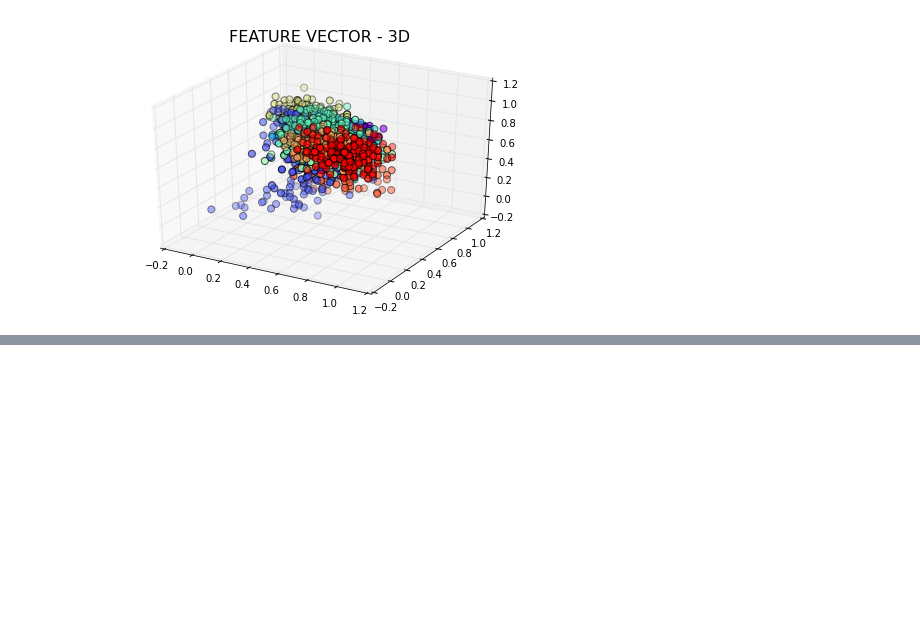
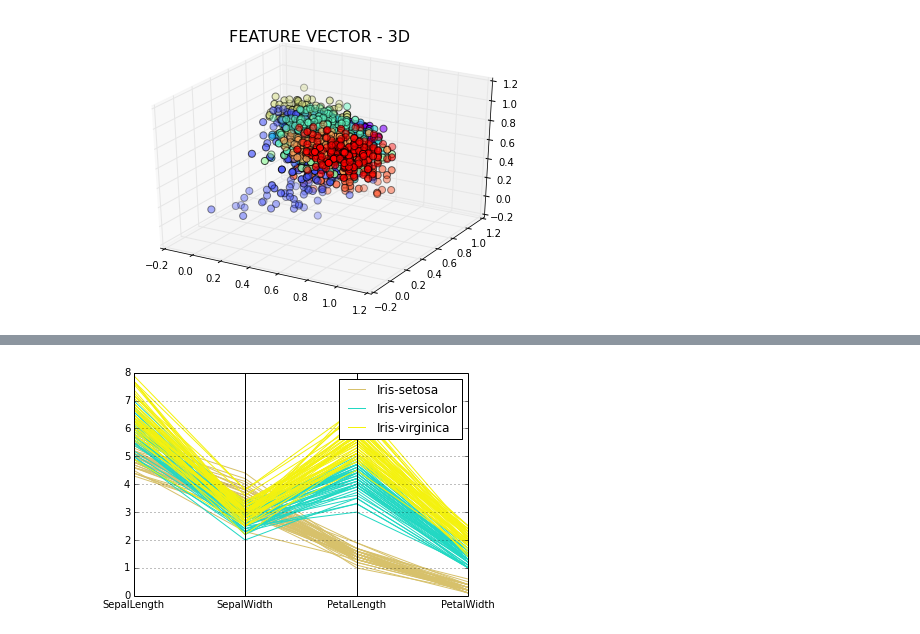
Before and after one commit to denniscf/Visualization, a Jupyter notebook: Visualizing_High_Dimensional_Data.ipynb, the cells around one changed output, grey strips where cells are left out. Drawn from its saved outputs; the diff is of its cells as text; code cells hidden in the pictures; blank space fills up the shorter version.

```diff
--- a/Visualizing_High_Dimensional_Data.ipynb
+++ b/Visualizing_High_Dimensional_Data.ipynb
@@ -260,0 +277,10 @@ BuildFeatureVector(digits, True, True)
+# %%
+import pandas
+import matplotlib.pyplot as plt
+from pandas.tools.plotting import parallel_coordinates
+data = pandas.read_csv("~/iris.csv");
+plt.figure()
+parallel_coordinates(data, 'Name')
+plt.show()
+# %% [output]
+[figure, added]
```
Also changed, not shown: parts of 8 cells of this notebook.
